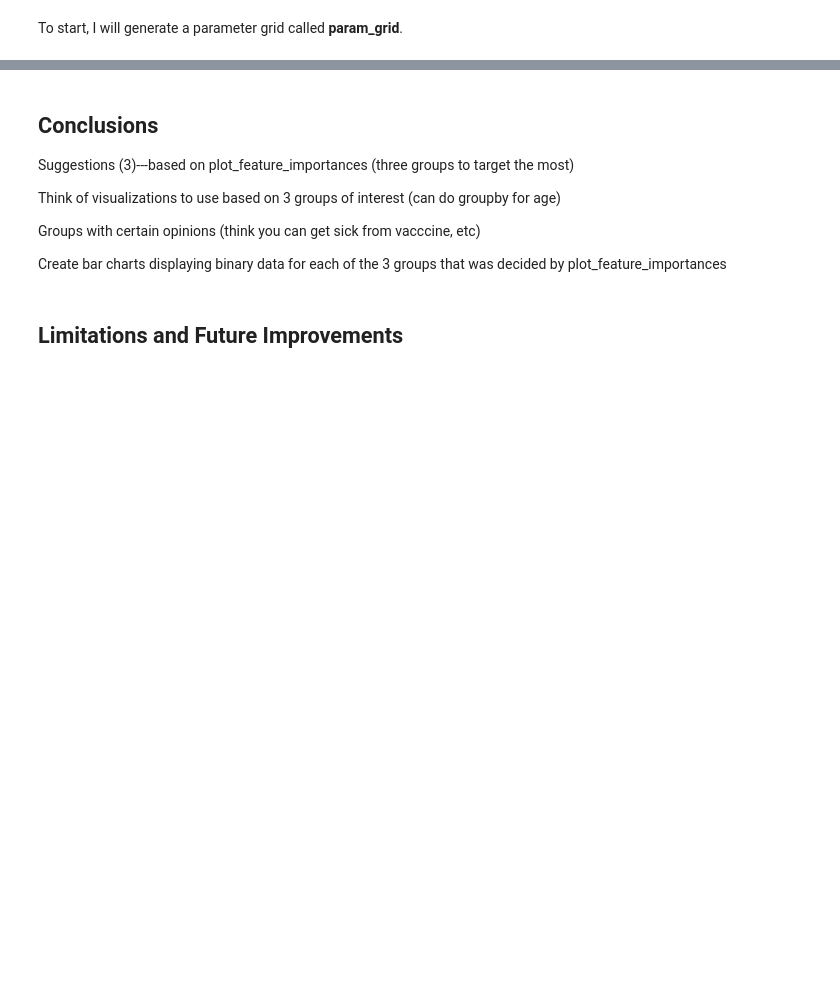
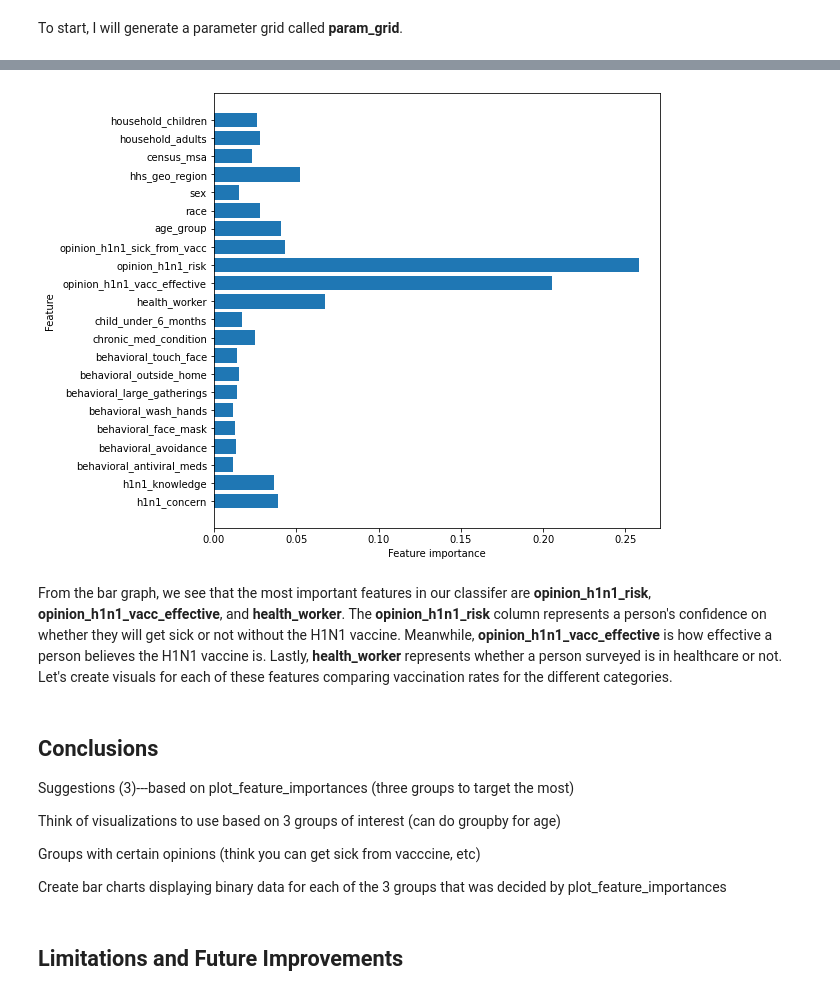
Before and after one commit to jbenedito99/Flatiron-Phase-3-Project, a Jupyter notebook: notebook-checkpoint.ipynb, the cells around one changed output, grey strips where cells are left out. Drawn from its saved outputs; the diff is of its cells as text; code cells hidden in the pictures; blank space fills up the shorter version.

```diff
--- a/notebook-checkpoint.ipynb
+++ b/notebook-checkpoint.ipynb
@@ -738,0 +810,17 @@ From the bar graph, we see that the most important features in our classifer are
+# %%
+# create function for plotting most important features
+
+def plot_feature_importances(model):
+    n_features = X_train.shape[1]
+    plt.figure(figsize=(8,8))
+    plt.barh(range(n_features), model.feature_importances_, align='center')
+    plt.yticks(np.arange(n_features), X_train.columns.values)
+    plt.xlabel('Feature importance')
+    plt.ylabel('Feature')
+
+# plot most important features for forest_tuned classifier
+plot_feature_importances(forest_tuned)
+# %% [output]
+[figure, added]
+# %% [markdown]
+From the bar graph, we see that the most important features in our classifer are <b>opinion_h1n1_risk</b>, <b>opinion_h1n1_vacc_effective</b>, and <b>health_worker</b>. The <b>opinion_h1n1_risk</b> column represents a person's confidence on whether they will get sick or not without the H1N1 vaccine. Meanwhile, <b>opinion_h1n1_vacc_effective</b> is how effective a person believes the H1N1 vaccine is. Lastly, <b>health_worker</b> represents whether a person surveyed is in healthcare or not. Let's create visuals for each of these features comparing vaccination rates for the different categories.
```
Also changed, not shown: parts of 28 cells of this notebook.
